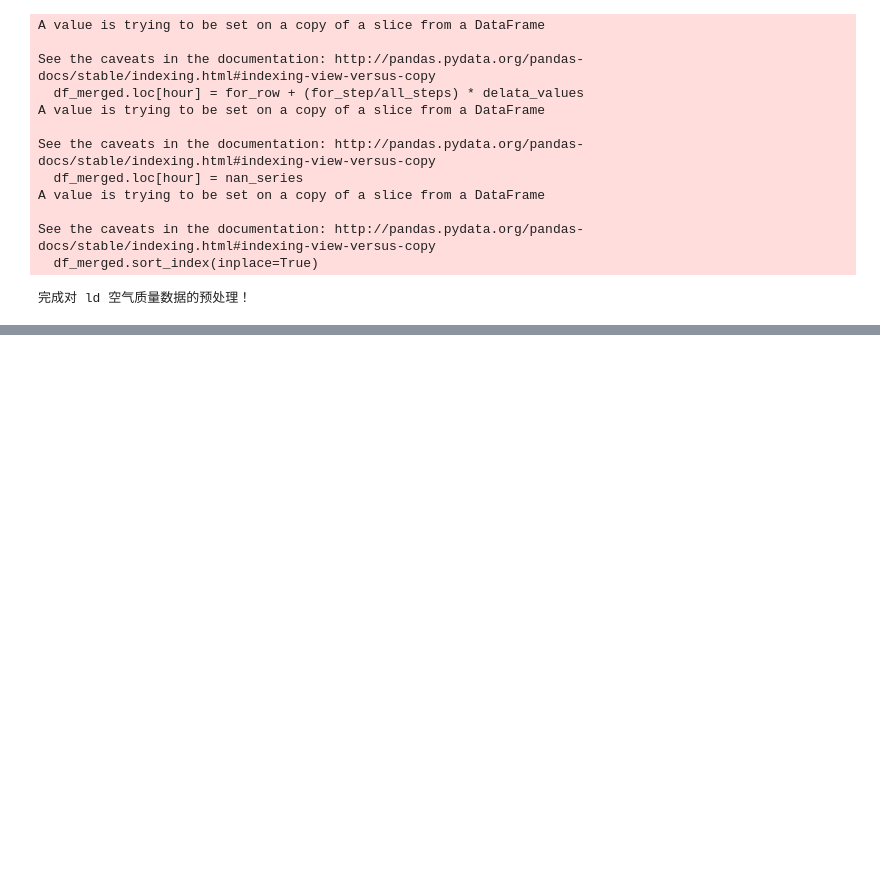
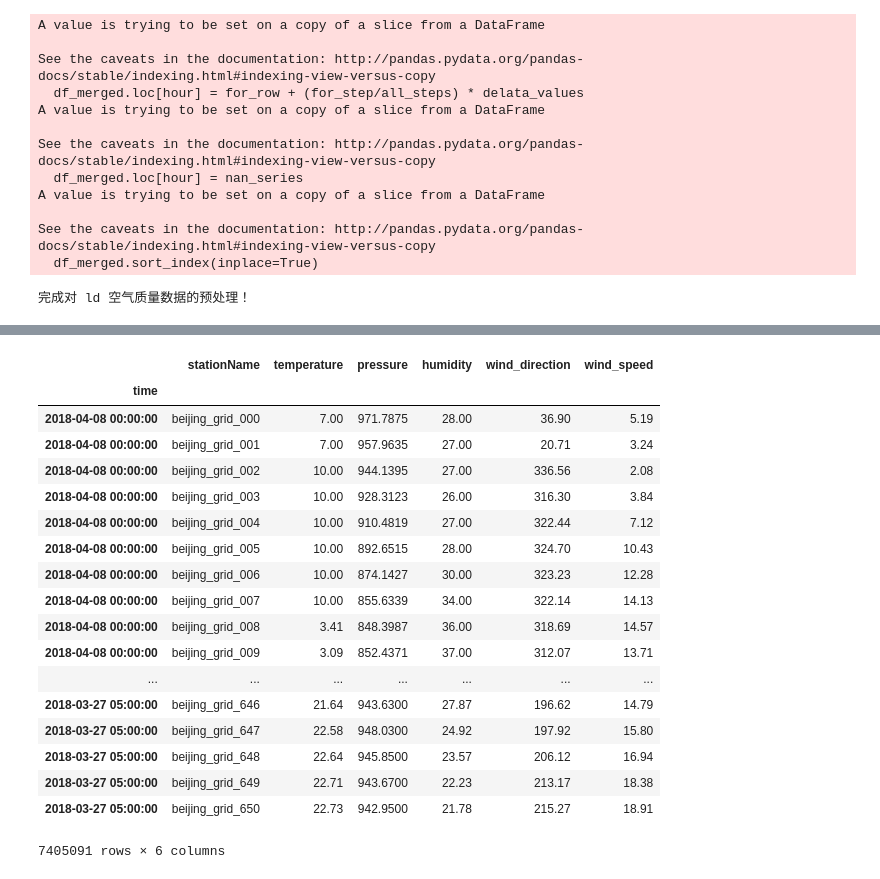
Before and after one commit to txytju/air-quality-prediction, a Jupyter notebook: test.ipynb, the cells around one changed output, grey strips where cells are left out. Drawn from its saved outputs; the diff is of its cells as text; code cells hidden in the pictures; blank space fills up the shorter version.

```diff
--- a/test.ipynb
+++ b/test.ipynb
@@ -470,0 +480,22 @@ bj_grid_meo_dataset, stations, bj_meo_stations = load_bj_grid_meo_data(bj_near_s
+# %%
+bj_grid_meo_dataset
+# %% [output]
+|  | stationName | temperature | pressure | humidity | wind_direction | wind_speed |
+| time |  |  |  |  |  |  |
+| 2018-04-08 00:00:00 | beijing_grid_000 | 7.00 | 971.7875 | 28.00 | 36.90 | 5.19 |
+| 2018-04-08 00:00:00 | beijing_grid_001 | 7.00 | 957.9635 | 27.00 | 20.71 | 3.24 |
+| 2018-04-08 00:00:00 | beijing_grid_002 | 10.00 | 944.1395 | 27.00 | 336.56 | 2.08 |
+| 2018-04-08 00:00:00 | beijing_grid_003 | 10.00 | 928.3123 | 26.00 | 316.30 | 3.84 |
+| 2018-04-08 00:00:00 | beijing_grid_004 | 10.00 | 910.4819 | 27.00 | 322.44 | 7.12 |
+| 2018-04-08 00:00:00 | beijing_grid_005 | 10.00 | 892.6515 | 28.00 | 324.70 | 10.43 |
+| 2018-04-08 00:00:00 | beijing_grid_006 | 10.00 | 874.1427 | 30.00 | 323.23 | 12.28 |
+| 2018-04-08 00:00:00 | beijing_grid_007 | 10.00 | 855.6339 | 34.00 | 322.14 | 14.13 |
+| 2018-04-08 00:00:00 | beijing_grid_008 | 3.41 | 848.3987 | 36.00 | 318.69 | 14.57 |
+| 2018-04-08 00:00:00 | beijing_grid_009 | 3.09 | 852.4371 | 37.00 | 312.07 | 13.71 |
+| ... | ... | ... | ... | ... | ... | ... |
+| 2018-03-27 05:00:00 | beijing_grid_646 | 21.64 | 943.6300 | 27.87 | 196.62 | 14.79 |
+| 2018-03-27 05:00:00 | beijing_grid_647 | 22.58 | 948.0300 | 24.92 | 197.92 | 15.80 |
+| 2018-03-27 05:00:00 | beijing_grid_648 | 22.64 | 945.8500 | 23.57 | 206.12 | 16.94 |
+| 2018-03-27 05:00:00 | beijing_grid_649 | 22.71 | 943.6700 | 22.23 | 213.17 | 18.38 |
+| 2018-03-27 05:00:00 | beijing_grid_650 | 22.73 | 942.9500 | 21.78 | 215.27 | 18.91 |
+7405091 rows × 6 columns
```
Also changed, not shown: parts of 9 cells of this notebook, 2 other files.
